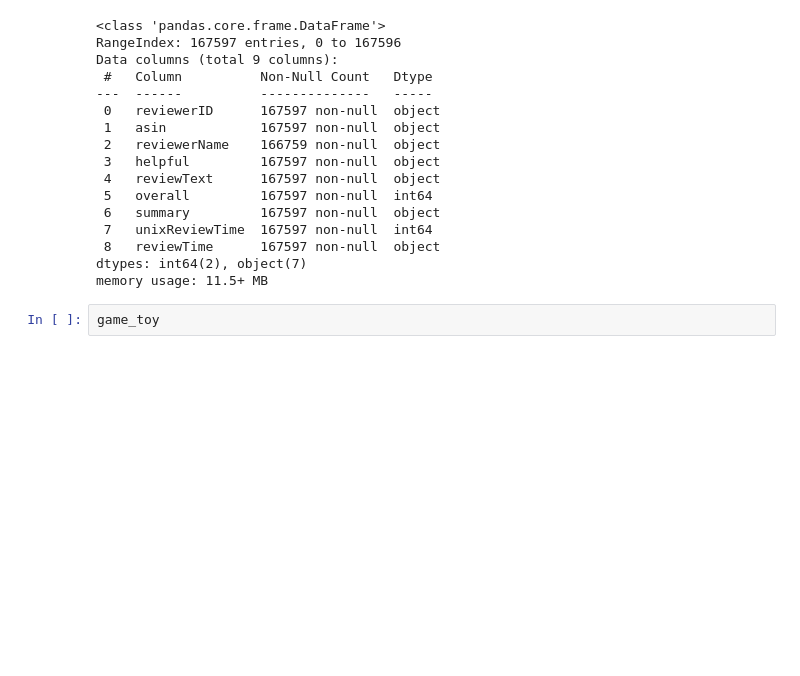
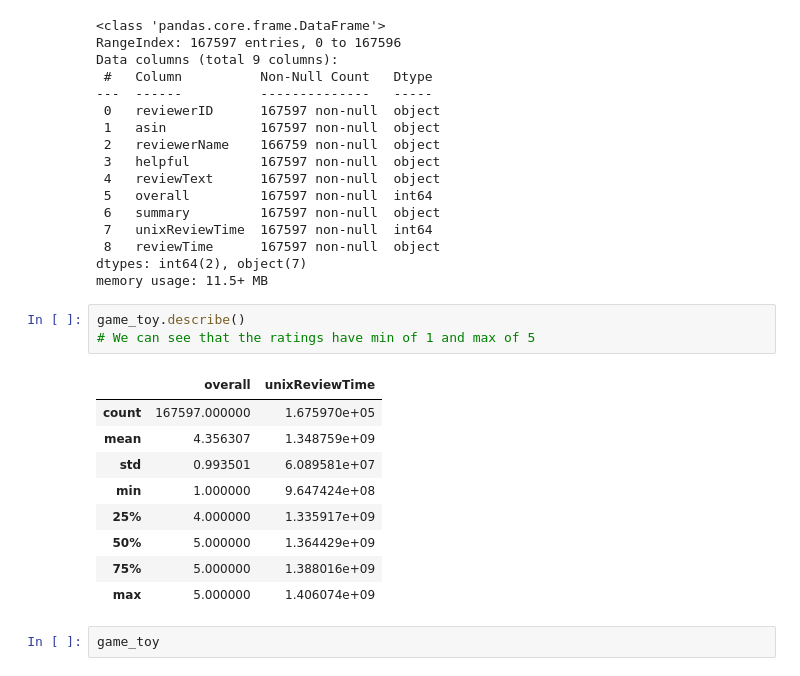
Before and after one commit to artadini/first_recommendation_engine, a Jupyter notebook: RECOMMENDATION ENGINES.ipynb, the cells around one changed output. Drawn from its saved outputs; the diff is of its cells as text; blank space fills up the shorter version.

```diff
--- a/RECOMMENDATION ENGINES.ipynb
+++ b/RECOMMENDATION ENGINES.ipynb
@@ -107,6 +98,19 @@ Data columns (total 9 columns):
  8   reviewTime      167597 non-null  object
 dtypes: int64(2), object(7)
 memory usage: 11.5+ MB
+# %%
+game_toy.describe()
+# We can see that the ratings have min of 1 and max of 5
+# %% [output]
+|  | overall | unixReviewTime |
+| count | 167597.000000 | 1.675970e+05 |
+| mean | 4.356307 | 1.348759e+09 |
+| std | 0.993501 | 6.089581e+07 |
+| min | 1.000000 | 9.647424e+08 |
+| 25% | 4.000000 | 1.335917e+09 |
+| 50% | 5.000000 | 1.364429e+09 |
+| 75% | 5.000000 | 1.388016e+09 |
+| max | 5.000000 | 1.406074e+09 |
 # %%
 game_toy
 # %% [output]
```
Also changed, not shown: parts of 6 cells of this notebook.
